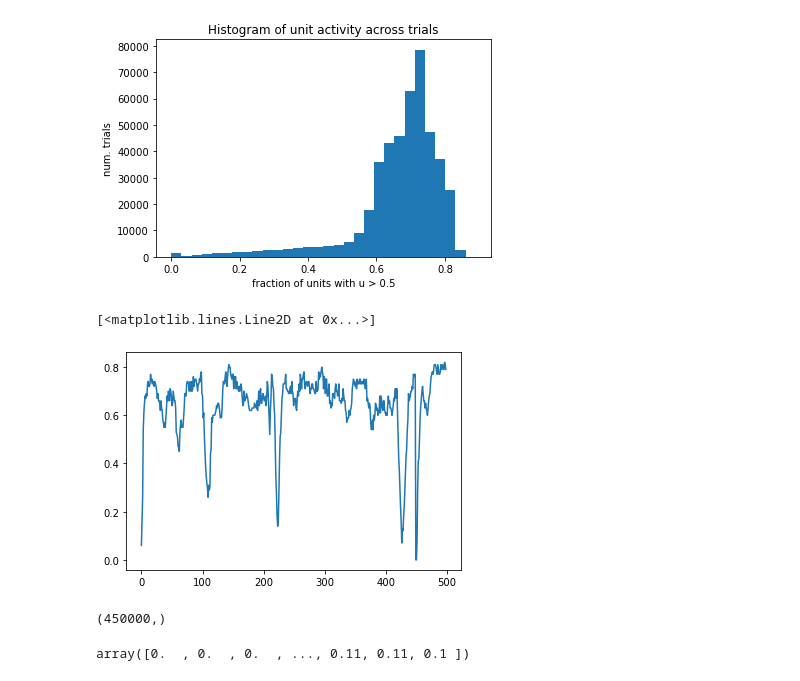
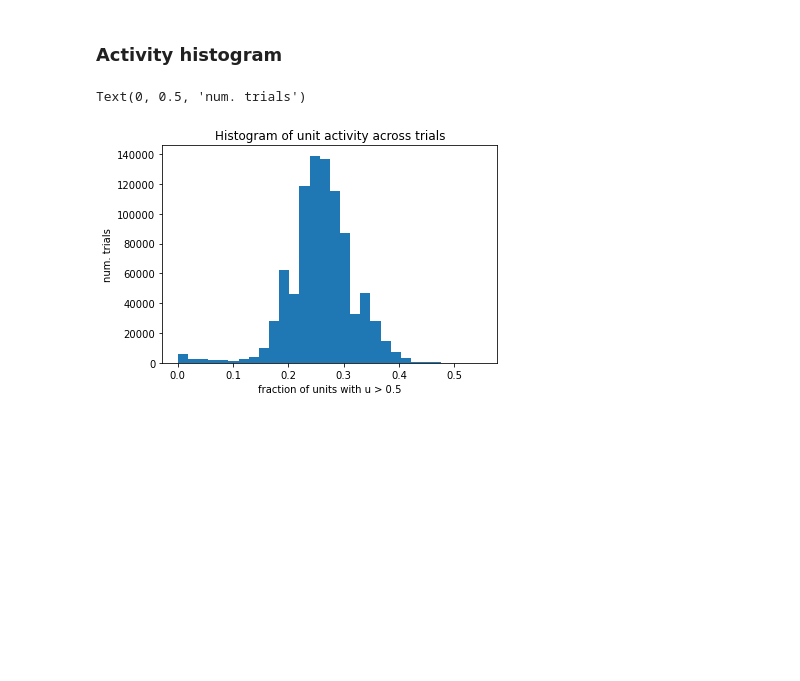
Before and after one commit to conormcgrory/rnn_spatial, a Jupyter notebook: model_tuning.ipynb, the cells around one changed output. Drawn from its saved outputs; the diff is of its cells as text; code cells hidden in the pictures; blank space fills up the shorter version.

Commit message:
Updated model tuning notebook

```diff
--- a/model_tuning.ipynb
+++ b/model_tuning.ipynb
@@ -148,11 +16,9 @@ def plot_ratemaps(activations, n_plots, cmap='jet', smooth=True, width=16):
 # %%
-# Directory where test data is loaded from
-#TEST_DATA_DIR = 'data/sim_2022_04_19_cartesian'
+# Path where model is loaded from
+MODEL_FPATH = 'models/test_2022_04_26.pt'
 
-# Path where model is saved
-MODEL_FPATH = 'models/test_2022_04_20_02.pt'
 
-traj_params = TrajectoryParams()
+# TODO: Load these from model!
 model_hparams = ModelHyperParams()
 # %%
 model = PathRNN(model_hparams)
@@ -164,0 +31,7 @@ activations, rate_map, g, pos = compute_ratemaps(model, tgen)
+# %%
+# Use trajectory generator with default parameters
+traj_params = TrajectoryParams()
+tgen = TrajectoryGenerator(traj_params)
+
+# Compute ratemaps
+activations, pos, h = compute_ratemaps(model, tgen)
@@ -193,25 +54,17 @@ plt.plot(g[1:500, 1:5])
+# %% [markdown]
+###  Activity histogram
 # %%
+# Threshold above which cell is considered "active"
 th = 0.5
 
-pct_active = np.count_nonzero(np.abs(g) > th, axis=1) / 100
-plt.hist(pct_active, 30);
+# Compute fraction of cells at each time point that are active
+pct_active = np.count_nonzero(np.abs(h) > th, axis=1) / 100
+
+# Plot histogram of activity rates
+plt.hist(pct_active, bins=30);
 plt.title('Histogram of unit activity across trials')
 plt.xlabel(f'fraction of units with u > {th}')
 plt.ylabel('num. trials')
-
-plt.savefig('unit_activity_04_26.png')
 # %% [output]
+Text(0, 0.5, 'num. trials')
-[figure, old version]
+[figure, new version]
-# %%
-plt.plot(pct_active[1:500])
-# %% [output]
-[<matplotlib.lines.Line2D at 0x...>]
-[figure, removed]
-# %%
-pct_active.shape
-# %% [output]
-(450000,)
-# %%
-pct_active
-# %% [output]
-array([0.  , 0.  , 0.  , ..., 0.11, 0.11, 0.1 ])
```
Also changed, not shown: parts of 15 cells of this notebook.
